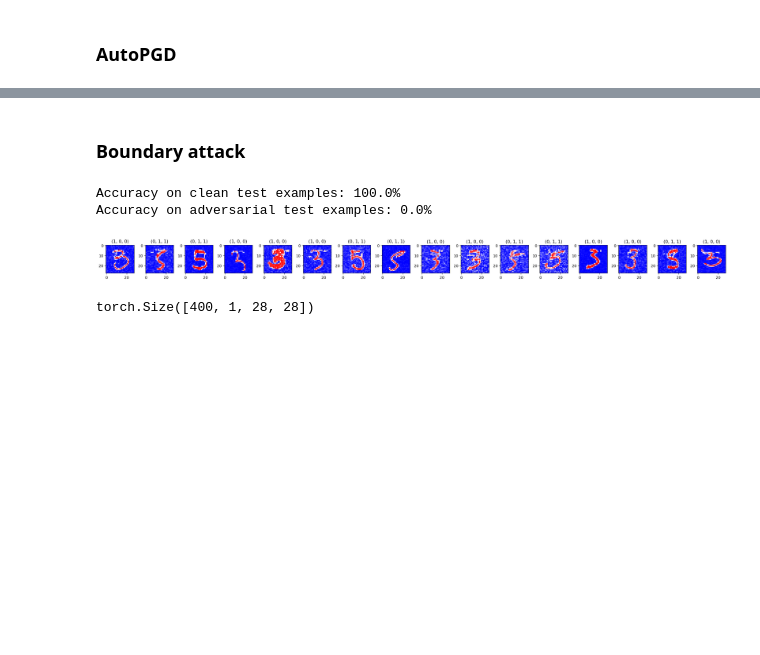
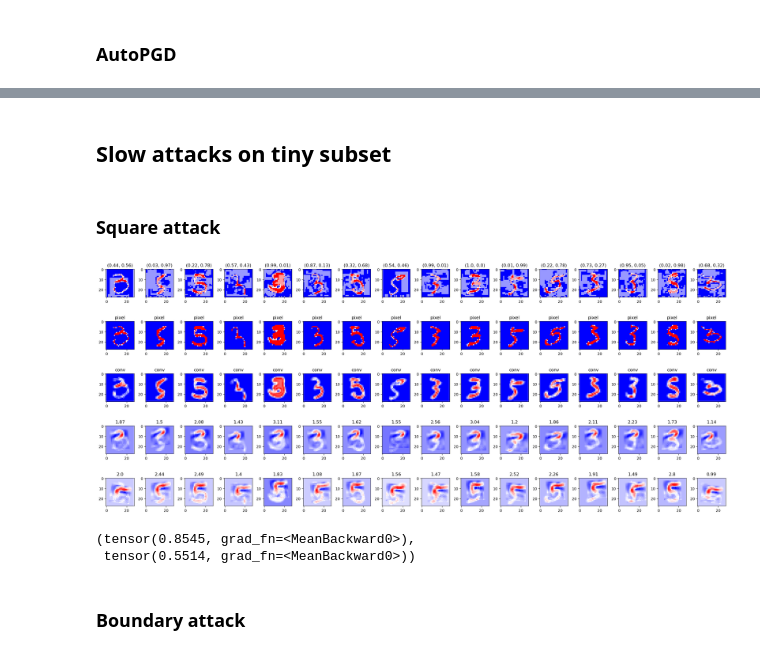
Before and after one commit to 314-Foundation/white-box-nn, a Jupyter notebook: jupyter/main.ipynb, the cells around one changed output, grey strips where cells are left out. Cells and saved outputs as stored; diff of their text form; code cells hidden in the pictures; blank space fills up the shorter version.

```diff
--- a/jupyter/main.ipynb
+++ b/jupyter/main.ipynb
@@ -440,39 +436,22 @@ KeyboardInterrupt:
+# %% [markdown]
+## Slow attacks on tiny subset
+# %% [markdown]
+### Square attack
+# %%
+classifier = get_classifier(model)
+attack = SquareAttack(estimator=classifier, norm=np.inf, max_iter=5000, eps=EPS, p_init=0.8, nb_restarts=5)
+x_test_adv_small, y_tests_small = perform_attack(classifier, attack, x_test_small, y_test_small)
+
+xx = x_test_adv_small
+layer_vis, labels = visualize_processing_steps(bb, xx)
+hh.plot_example(layer_vis, y=labels, n_row=5)
+# %% [output]
+[figure, added]
+# %%
+corr, miss = compute_confidence(model(x_test_adv), y_test_small)
+corr.mean(), miss.mean()
+# %% [output]
+(tensor(0.8545, grad_fn=<MeanBackward0>),
+ tensor(0.5514, grad_fn=<MeanBackward0>))
 # %% [markdown]
 ### Boundary attack
-# %%
-classifier = PyTorchClassifier(
-    model=model,
-    clip_values=(0, 1),
-    loss=torch.nn.CrossEntropyLoss(),
-    optimizer=model.configure_optimizers(),
-    input_shape=IMG_SHAPE,
-    nb_classes=N_CLASSES,
-)
-
-targeted = False
-attack = BoundaryAttack(estimator=classifier, targeted=targeted, min_epsilon=0.0, max_iter=1000)
-# attack = BoundaryAttack(estimator=classifier, targeted=targeted, min_epsilon=0.0, max_iter=1000, init_size=100, sample_size=100, delta=0.1, epsilon=0.1)
-x_test_adv = torch.from_numpy(attack.generate(x=x_test_small.cpu().numpy()))#, y=torch.fmod(y_test + 1, N_CLASSES))
-# x_test_adv = attack.generate(x=x_test.numpy(), y=torch.fmod(y_test + 1, N_CLASSES))
-
-predictions = classifier.predict(x_test_small.cpu())
-correct = np.argmax(predictions, axis=1) == y_test_small.numpy()
-accuracy = np.sum(correct) / len(y_test_small)
-print("Accuracy on clean test examples: {}%".format(accuracy * 100))
-
-predictions_adv = classifier.predict(x_test_adv)
-correct_adv = np.argmax(predictions_adv, axis=1) == y_test_small.numpy()
-accuracy_adv = np.sum(correct & correct_adv) / len(y_test_small)
-print("Accuracy on adversarial test examples: {}%".format(accuracy_adv * 100))
-
-# hh.plot_example(x_test_adv, list(zip(np.argmax(predictions_adv, axis=1), y_test.numpy(), np.argmax(predictions, axis=1))), n_row=5, n_col=1)
-y_tests = list(zip(np.argmax(predictions_adv, axis=1), y_test_small.numpy(), np.argmax(predictions, axis=1)))
-hh.plot_example(x_test_adv, y_tests, n_row=1)
-# %% [output]
-Accuracy on clean test examples: 100.0%
-Accuracy on adversarial test examples: 0.0%
-[figure, removed]
-# %%
-x_test.shape
-# %% [output]
-torch.Size([400, 1, 28, 28])
```
Also changed, not shown: parts of 30 cells of this notebook, 1 other file.
